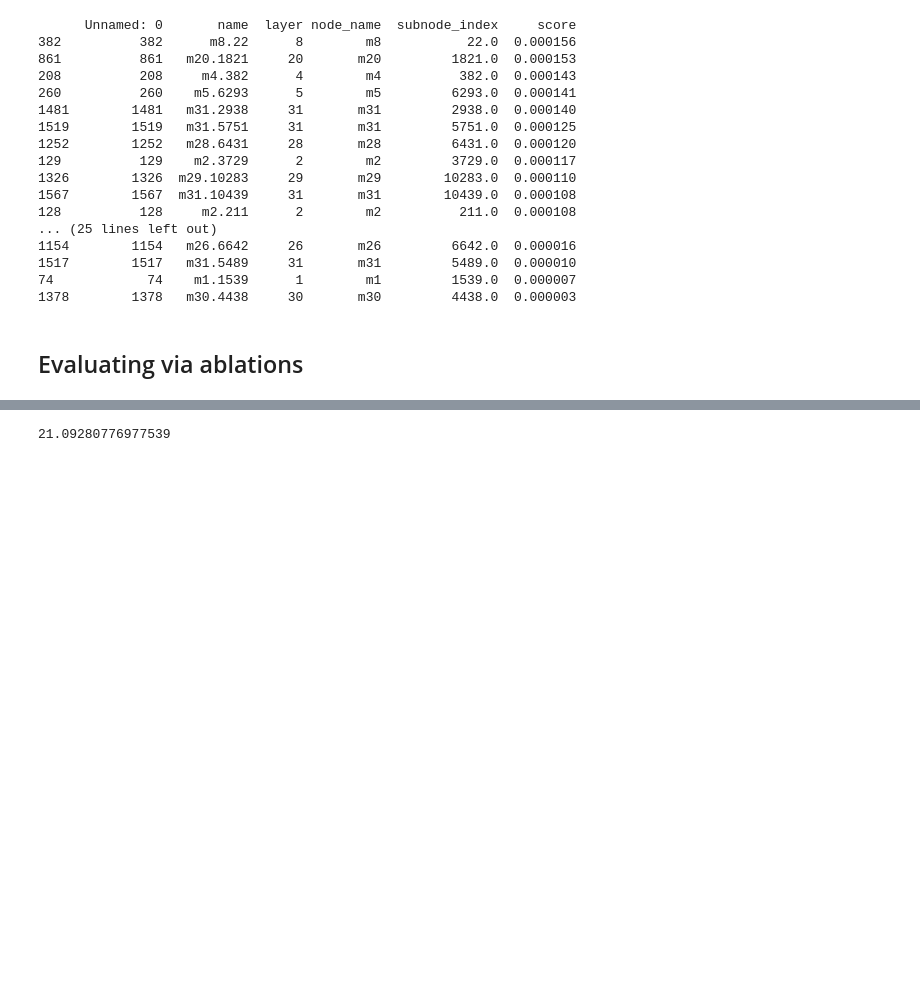
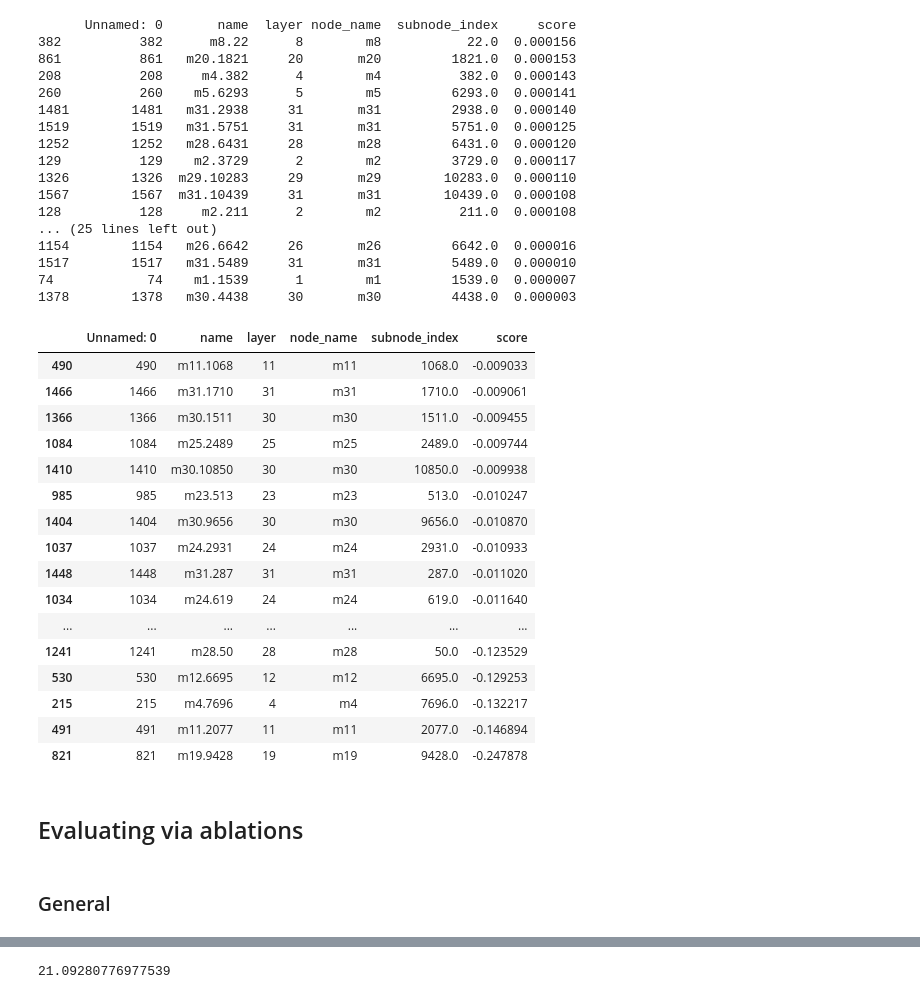
Before and after one commit to sjgerstner/RW_functionalities, a Jupyter notebook: eap_graph.ipynb, the cells around one changed output, grey strips where cells are left out. Drawn from its saved outputs; the diff is of its cells as text; code cells hidden in the pictures; blank space fills up the shorter version.

```diff
--- a/eap_graph.ipynb
+++ b/eap_graph.ipynb
@@ -70,4 +80,4 @@ print(sorted_df)
 # %%
-sorted_filtered_df = subnodes_df[subnodes_df["subnode_index"].notna() & (subnodes_df["score"]>0)].sort_values("score", ascending=False)
-print(sorted_filtered_df.shape)
+weakening_df = subnodes_df[subnodes_df["subnode_index"].notna()].sort_values("score", ascending=False)
+print(weakening_df.shape)
 # %% [output]
@@ -112,8 +129,30 @@ print(sorted_filtered_df.tail(40))
 1517        1517   m31.5489     31       m31         5489.0  0.000010
 74            74    m1.1539      1        m1         1539.0  0.000007
 1378        1378   m30.4438     30       m30         4438.0  0.000003
+# %%
+weakening_df.tail(40)
+# %% [output]
+|  | Unnamed: 0 | name | layer | node_name | subnode_index | score |
+| 490 | 490 | m11.1068 | 11 | m11 | 1068.0 | -0.009033 |
+| 1466 | 1466 | m31.1710 | 31 | m31 | 1710.0 | -0.009061 |
+| 1366 | 1366 | m30.1511 | 30 | m30 | 1511.0 | -0.009455 |
+| 1084 | 1084 | m25.2489 | 25 | m25 | 2489.0 | -0.009744 |
+| 1410 | 1410 | m30.10850 | 30 | m30 | 10850.0 | -0.009938 |
+| 985 | 985 | m23.513 | 23 | m23 | 513.0 | -0.010247 |
+| 1404 | 1404 | m30.9656 | 30 | m30 | 9656.0 | -0.010870 |
+| 1037 | 1037 | m24.2931 | 24 | m24 | 2931.0 | -0.010933 |
+| 1448 | 1448 | m31.287 | 31 | m31 | 287.0 | -0.011020 |
+| 1034 | 1034 | m24.619 | 24 | m24 | 619.0 | -0.011640 |
+| ... | ... | ... | ... | ... | ... | ... |
+| 1241 | 1241 | m28.50 | 28 | m28 | 50.0 | -0.123529 |
+| 530 | 530 | m12.6695 | 12 | m12 | 6695.0 | -0.129253 |
+| 215 | 215 | m4.7696 | 4 | m4 | 7696.0 | -0.132217 |
+| 491 | 491 | m11.2077 | 11 | m11 | 2077.0 | -0.146894 |
+| 821 | 821 | m19.9428 | 19 | m19 | 9428.0 | -0.247878 |
 # %% [markdown]
 ## Evaluating via ablations
+# %% [markdown]
+### General
 # %%
 model = HookedTransformer.from_pretrained_no_processing(#with predefined neurons, our ablation code is implementation-invariant
         'allenai/OLMo-7B-0424-hf',
```
Also changed, not shown: parts of 52 cells of this notebook.
